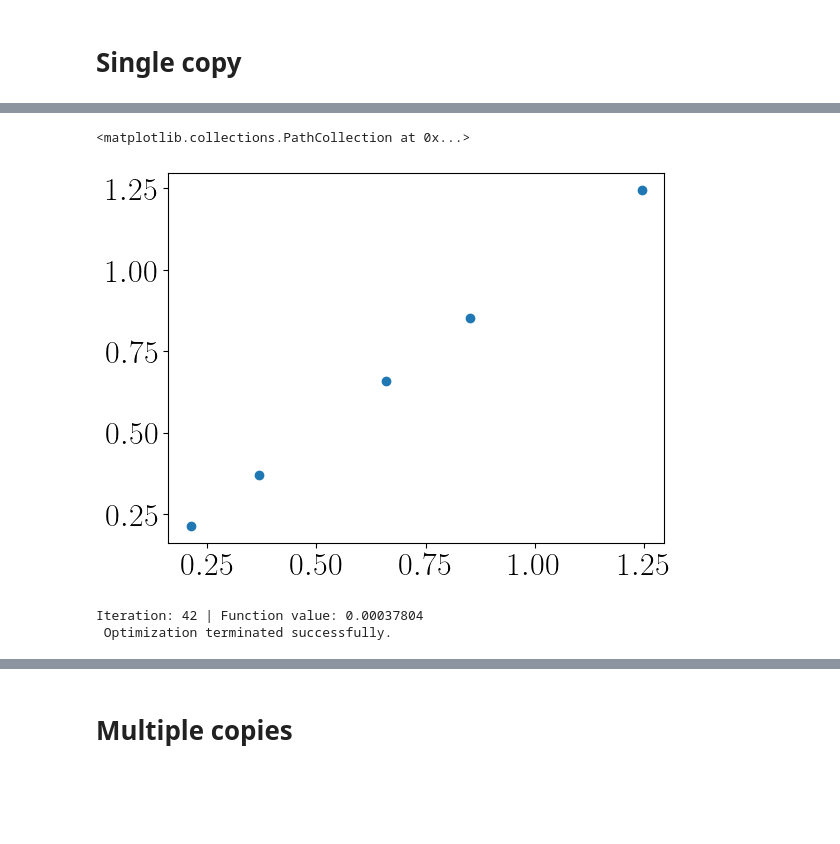
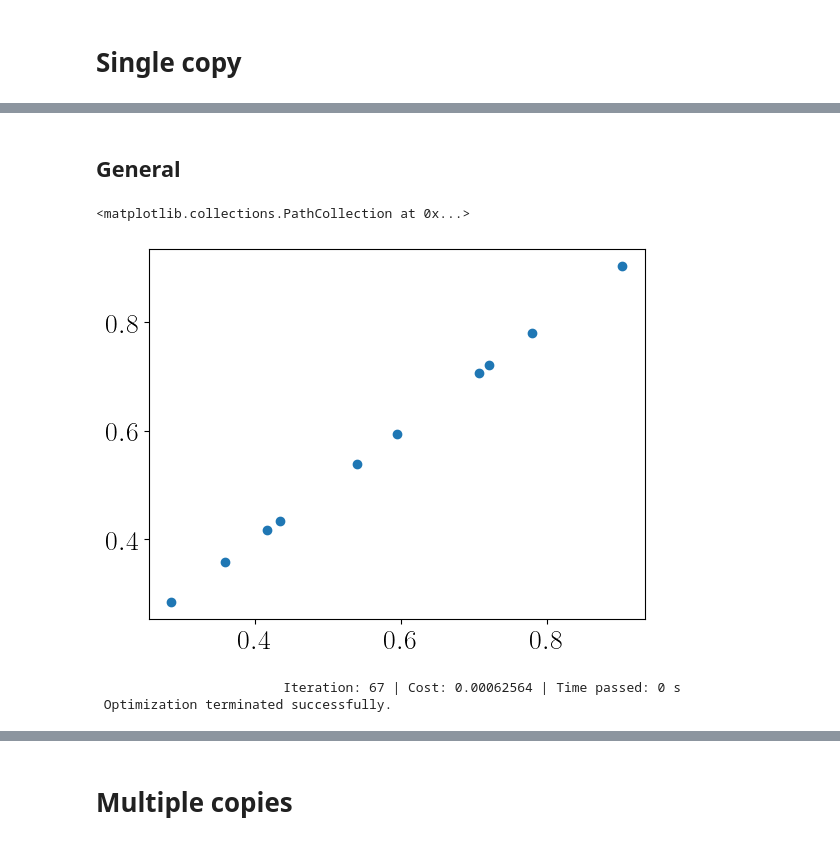
Before and after one commit to kardashin/quantum_regression, a Jupyter notebook: channels.ipynb, the cells around one changed output, grey strips where cells are left out. Saved outputs shown, nothing was run; the diff lists cells and outputs as text; code cells hidden in the pictures; blank space fills up the shorter version.

```diff
--- a/channels.ipynb
+++ b/channels.ipynb
@@ -72,7 +336,9 @@ def aux_info(channel_func, channel_pars, channel_args, dm_ini, pars, n_layers, n
+# %% [markdown]
+## General
 # %%
-# channel_func = generalized_amplitude_damping_channel; channel_args = [0, 0]; channel_name = "ad"
+channel_func = generalized_amplitude_damping_channel; channel_args = [0, 0]; channel_name = "ad"
 # channel_func = z_rot; channel_args = [0]; channel_name = "zrot"
-channel_func = depolarizing_channel; channel_args = []; channel_name = "depolarizing"
+# channel_func = depolarizing_channel; channel_args = []; channel_name = "depolarizing"
 
 # sv_ini = array(rand_ket(2))
 # dm_ini = outer(sv_ini, sv_ini.conj().T)
@@ -81,17 +347,17 @@ channel_func = depolarizing_channel; channel_args = []; channel_name = "depolari
 dm_ini = (eye(2) + X)/2
 # dm_ini = (eye(2) + Z)/2
 # %%
-a = 1e-3
-b = 4/3 - 1e-3
+a = 0. + 1e-2
+b = 1 - 1e-2
 
-# labels_train = linspace(a, b, 11)#[1:-1]
-labels_train = np.sort(uniform(a, b, 5))
+# labels_train = linspace(a, b, 10)#[1:-1]
+labels_train = np.sort(uniform(a, b, 10))
 dms_train = [channel_func(dm_ini, p, *channel_args) for p in labels_train]
 
-labels_test = linspace(a, b, 15)
+labels_test = linspace(a, b, 20)
 dms_test = [channel_func(dm_ini, p, *channel_args) for p in labels_test]
 
 plt.scatter(labels_train, labels_train)
 # %% [output]
 <matplotlib.collections.PathCollection at 0x...>
-[figure, old version]
+[figure, new version]
@@ -105,20 +430,22 @@ n_layers = 1
 w_ls = 1
 w_var = 1e-4
 
-dp = 1e-5
+dp = 1e-2
 
-x0 = concatenate([uniform(0, 2*pi, (3*n_inp*n_copies - 1)*n_layers + 2*n_inp*n_copies), normal(0., 1, 2**n_meas)])
+# x0 = concatenate([uniform(0, 2*pi, (3*n_inp*n_copies - 1)*n_layers + 2*n_inp*n_copies), normal(0., 1, 2**n_meas)])
+# x0 = concatenate([uniform(0, 2*pi, (3*n_layers + 2)*n_inp*n_copies), normal(0., 1, 2**n_meas)])
+x0 = None
 
 fvals, result = train(dms_train, labels_train, n_layers, n_copies=n_copies, n_meas=n_meas, method=method,
-               w_ls=w_ls, w_var=w_var, x0=x0, options={})
+                      w_ls=w_ls, w_var=w_var, x0=x0, options={})
 pars = result.x
 
-expecs_train, expecs_der_train, disps_train, CFIs_train, QFIs_train = aux_info(channel_func, labels_train,
+expecs_train, expecs_der_train, disps_train, CFIs_train, QFIs_train, H = aux_info(channel_func, labels_train,
                                                                                channel_args, dm_ini, pars, n_layers,
                                                                                n_copies=n_copies, n_meas=n_meas, dp=dp)
 
 print("\n", result.message)
 # %% [output]
-Iteration: 42 | Function value: 0.00037804
+                        Iteration: 67 | Cost: 0.00062564 | Time passed: 0 s
  Optimization terminated successfully.
 # %%
```
Also changed, not shown: parts of 37 cells of this notebook, 16 other files.
